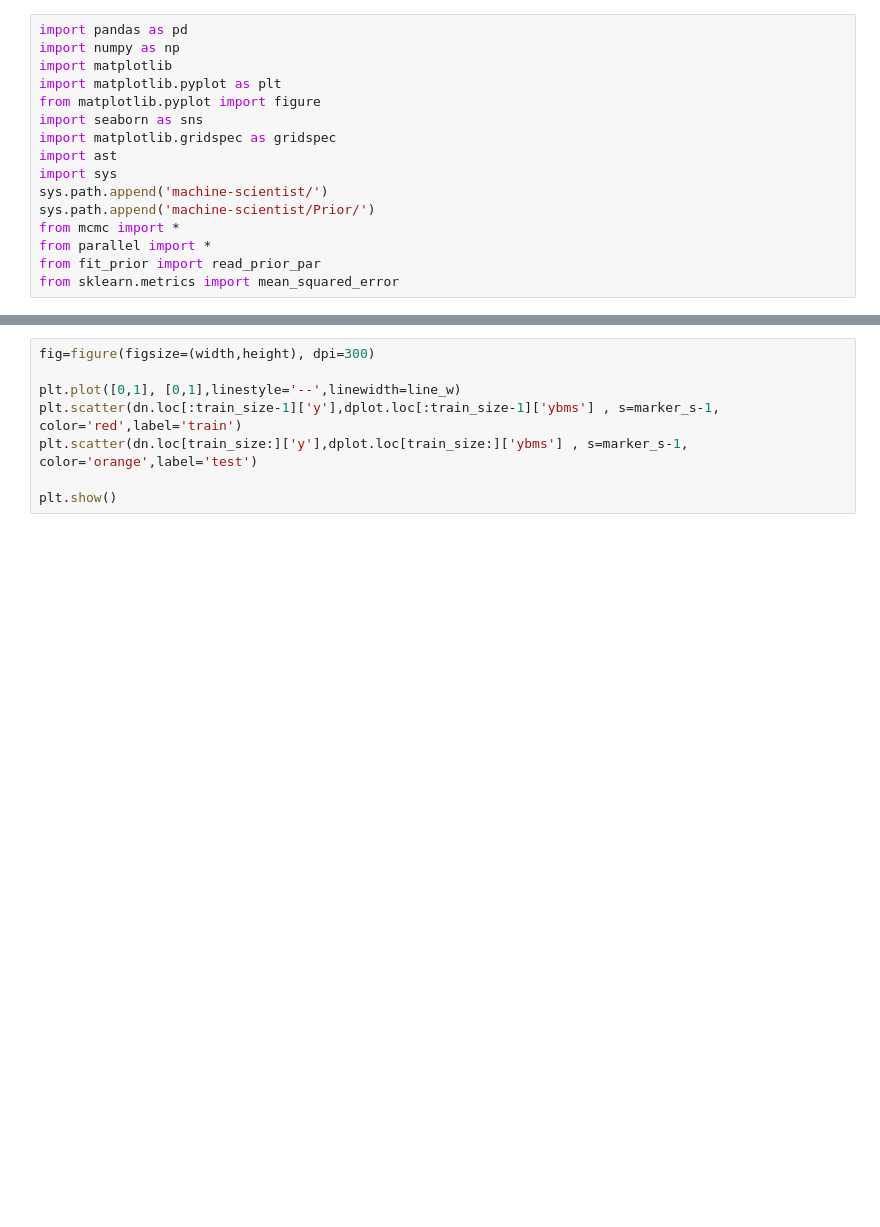
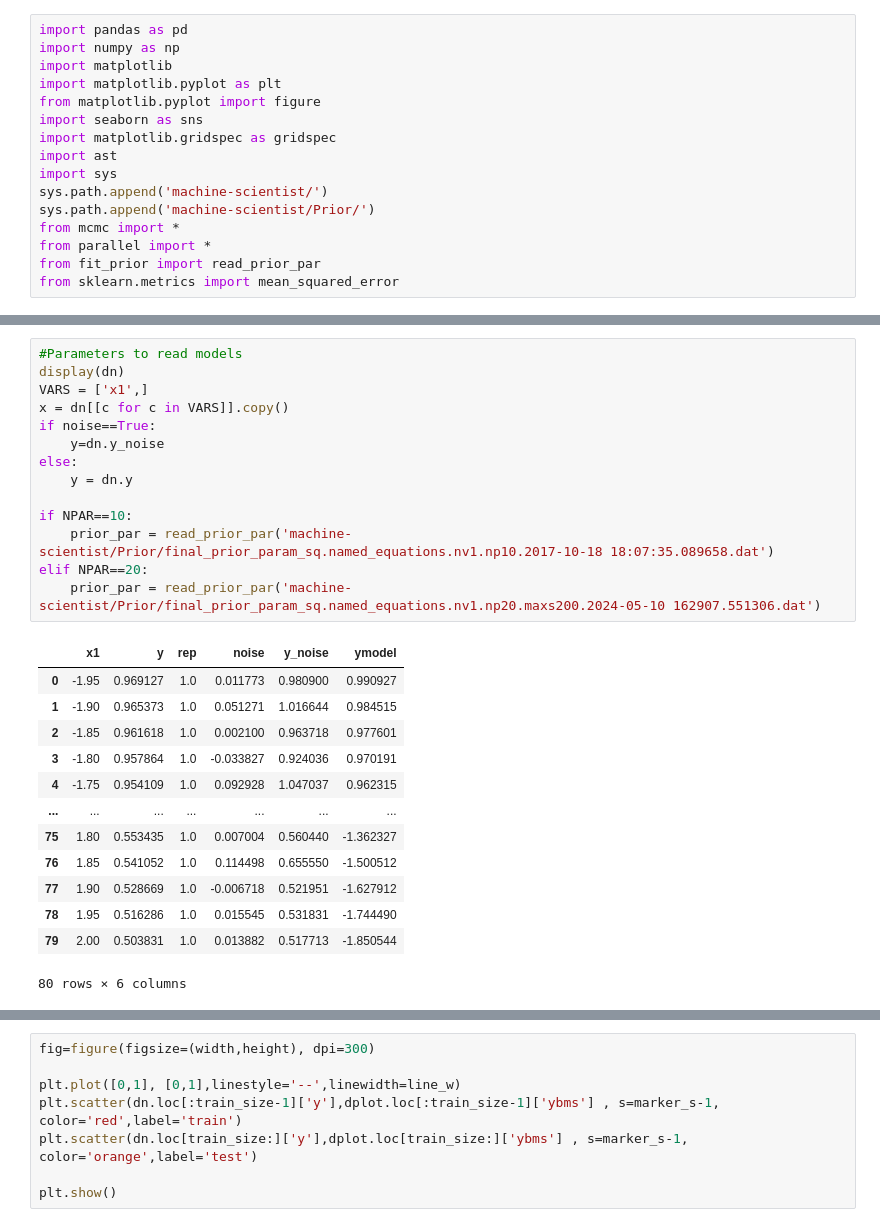
Before and after one commit to SergioCoboLopez/ANN_BMS, a Jupyter notebook: bin/BMS_energy_mdl.ipynb, the cells around one changed output, grey strips where cells are left out. Saved outputs shown, nothing was run; the diff lists cells and outputs as text; blank space fills up the shorter version.

```diff
--- a/bin/BMS_energy_mdl.ipynb
+++ b/bin/BMS_energy_mdl.ipynb
@@ -41,2 +59,30 @@ NameError: name 'pd' is not defined
+# %%
+#Parameters to read models
+display(dn)
+VARS = ['x1',]
+x = dn[[c for c in VARS]].copy()
+if noise==True:
+    y=dn.y_noise
+else:
+    y = dn.y
+
+if NPAR==10:
+    prior_par = read_prior_par('machine-scientist/Prior/final_prior_param_sq.named_equations.nv1.np10.2017-10-18 18:07:35.089658.dat')
+elif NPAR==20:
+    prior_par = read_prior_par('machine-scientist/Prior/final_prior_param_sq.named_equations.nv1.np20.maxs200.2024-05-10 162907.551306.dat')
+# %% [output]
+|  | x1 | y | rep | noise | y_noise | ymodel |
+| 0 | -1.95 | 0.969127 | 1.0 | 0.011773 | 0.980900 | 0.990927 |
+| 1 | -1.90 | 0.965373 | 1.0 | 0.051271 | 1.016644 | 0.984515 |
+| 2 | -1.85 | 0.961618 | 1.0 | 0.002100 | 0.963718 | 0.977601 |
+| 3 | -1.80 | 0.957864 | 1.0 | -0.033827 | 0.924036 | 0.970191 |
+| 4 | -1.75 | 0.954109 | 1.0 | 0.092928 | 1.047037 | 0.962315 |
+| ... | ... | ... | ... | ... | ... | ... |
+| 75 | 1.80 | 0.553435 | 1.0 | 0.007004 | 0.560440 | -1.362327 |
+| 76 | 1.85 | 0.541052 | 1.0 | 0.114498 | 0.655550 | -1.500512 |
+| 77 | 1.90 | 0.528669 | 1.0 | -0.006718 | 0.521951 | -1.627912 |
+| 78 | 1.95 | 0.516286 | 1.0 | 0.015545 | 0.531831 | -1.744490 |
+| 79 | 2.00 | 0.503831 | 1.0 | 0.013882 | 0.517713 | -1.850544 |
+80 rows × 6 columns
 # %%
 #Minimum description length
```
Also changed, not shown: parts of 5 cells of this notebook, 20 other files.
